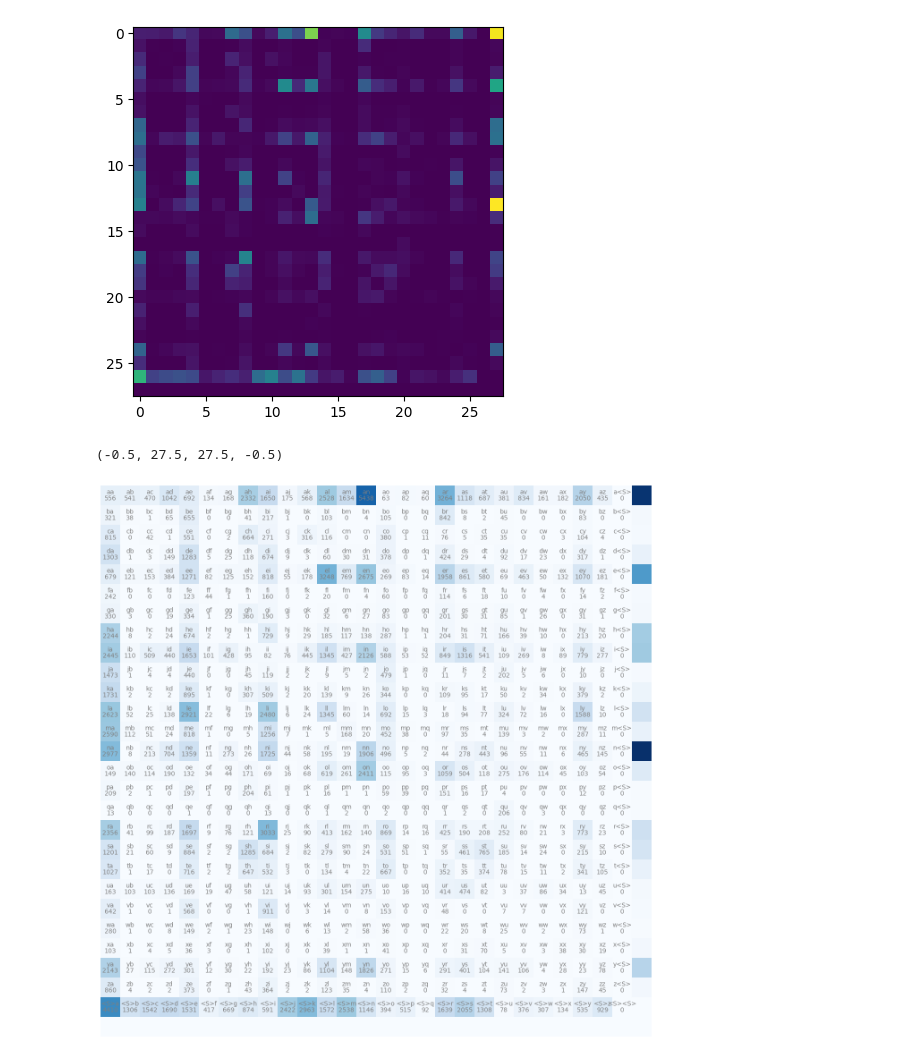
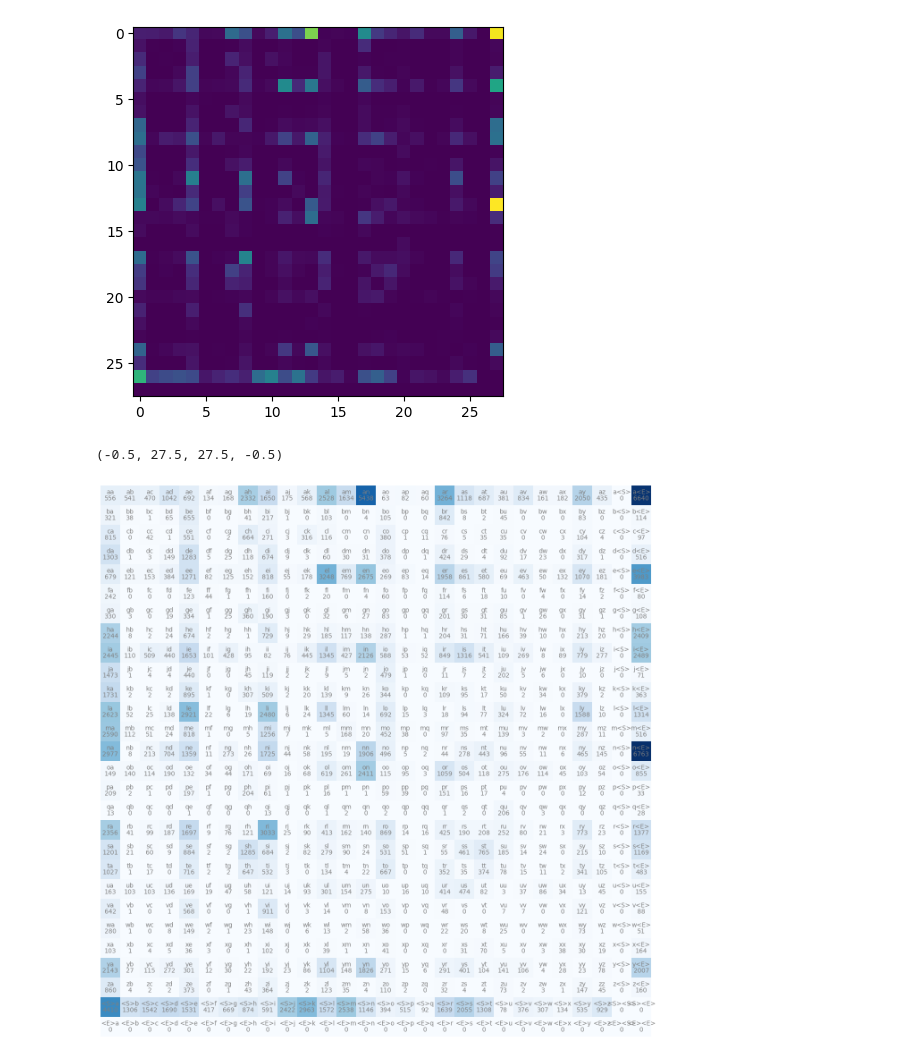
Before and after one commit to peckmamba/makemore, a Jupyter notebook: 2.makemore.ipynb, the cells around one changed output. Cells and saved outputs as stored; diff of their text form; code cells hidden in the pictures.

```diff
--- a/2.makemore.ipynb
+++ b/2.makemore.ipynb
@@ -146,20 +146,20 @@ plt.imshow(N)
 # %%
 # not aesthetic
 #let's map itos
 itos = {i:s for s, i in stoi.items()}
 
 
 plt.figure(figsize=(16,16))
 plt.imshow(N, cmap='Blues')
-for i in range(27):
-    for j in range(27):
+for i in range(28):
+    for j in range(28):
         chstr = itos[i] + itos[j]
         plt.text(j, i, chstr, ha="center", va="bottom", color='gray')
         plt.text(j, i, N[i, j].item(), ha="center", va="top", color='gray')
 plt.axis('off')
 
 
 # taking a break at 20min
 # %% [output]
 (-0.5, 27.5, 27.5, -0.5)
-[figure, old version]
+[figure, new version]
```
Also changed, not shown: parts of 7 cells of this notebook.
